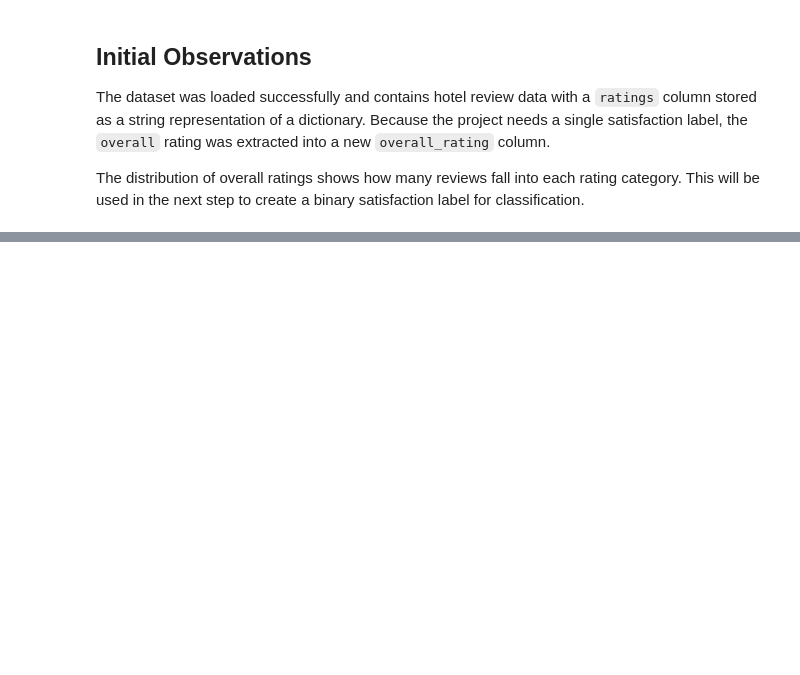
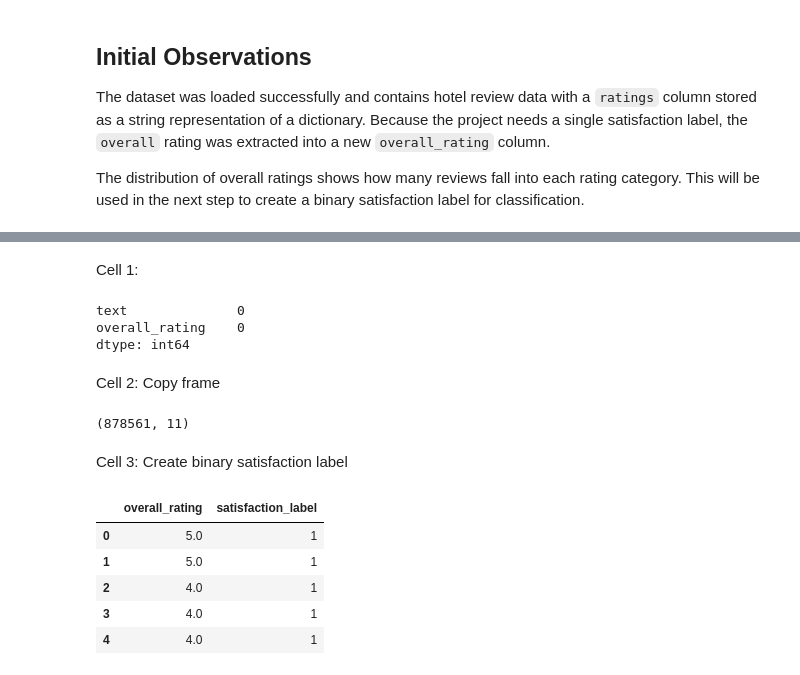
Before and after one commit to ElijahAmir08/Active-Learning-Review-Satisfication, a Jupyter notebook: notebooks/review_satisfaction_analysis.ipynb, the cells around one changed output, grey strips where cells are left out. Saved outputs shown, nothing was run; the diff lists cells and outputs as text; code cells hidden in the pictures; blank space fills up the shorter version.

```diff
--- a/notebooks/review_satisfaction_analysis.ipynb
+++ b/notebooks/review_satisfaction_analysis.ipynb
@@ -195,0 +198,41 @@ The distribution of overall ratings shows how many reviews fall into each rating
+# %% [markdown]
+Cell 1:
+# %%
+text_column = "text"
+rating_column = "overall_rating"
+
+# Check for any null values in the text and rating columns
+print(reviews_df[[text_column, rating_column]].isnull().sum())
+# %% [output]
+text              0
+overall_rating    0
+dtype: int64
+# %% [markdown]
+Cell 2: Copy frame
+# %%
+# Create a copy to clean
+clean_reviews_df = reviews_df.copy()
+# Keep only rows text and overall_rating
+clean_reviews_df = clean_reviews_df.dropna(subset=[text_column, rating_column])
+# Check the shape after dropping nulls
+print(clean_reviews_df.shape)
+# %% [output]
+(878561, 11)
+# %% [markdown]
+Cell 3: Create binary satisfaction label
+# %%
+# 1 = Satisfied review, 0 = Unsatisfied review
+clean_reviews_df["satisfaction_label"] = np.where(
+    clean_reviews_df["overall_rating"] >= 4,
+    1,
+    0
+)
+# Check first few rows
+clean_reviews_df[["overall_rating", "satisfaction_label"]].head()
+# %% [output]
+|  | overall_rating | satisfaction_label |
+| 0 | 5.0 | 1 |
+| 1 | 5.0 | 1 |
+| 2 | 4.0 | 1 |
+| 3 | 4.0 | 1 |
+| 4 | 4.0 | 1 |
```
Also changed, not shown: parts of 12 cells of this notebook.
